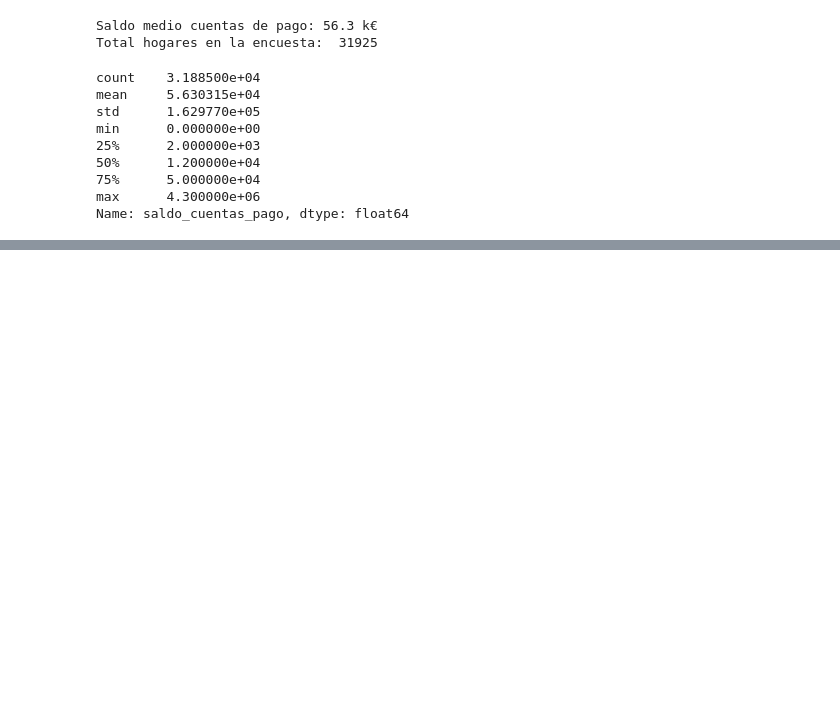
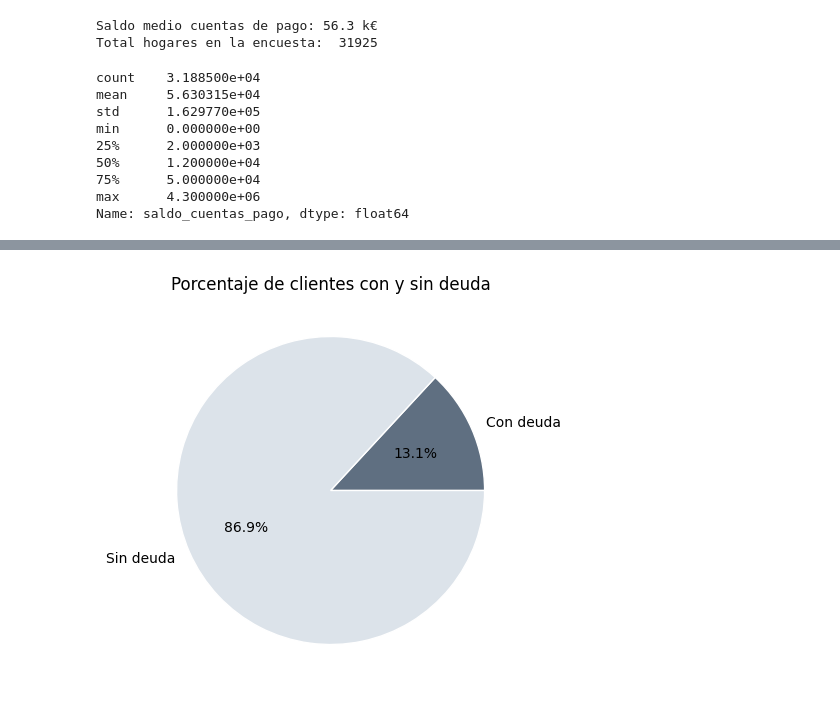
Before and after one commit to Lambda-14/Sim-Empresa, a Jupyter notebook: Equip_9/Scripts/250602_EFF_2022.ipynb, the cells around one changed output, grey strips where cells are left out. Saved outputs shown, nothing was run; the diff lists cells and outputs as text; code cells hidden in the pictures; blank space fills up the shorter version.

```diff
--- a/Equip_9/Scripts/250602_EFF_2022.ipynb
+++ b/Equip_9/Scripts/250602_EFF_2022.ipynb
@@ -684,0 +801,21 @@ Name: saldo_cuentas_pago, dtype: float64
+# %%
+# Pie chart de clientes con deuda y sin deuda
+n_con_deuda = df_banca['loan'].sum()
+n_sin_deuda = len(df_banca) - n_con_deuda
+
+labels = ['Con deuda', 'Sin deuda']
+sizes = [n_con_deuda, n_sin_deuda]
+colors = [custom_palette[1], custom_palette[3]]
+
+plt.figure(figsize=(5, 5))
+plt.pie(
+    sizes,
+    labels=labels,
+    autopct='%1.1f%%',
+    colors=colors,
+    wedgeprops={'linewidth': 1, 'edgecolor': 'white'}
+)
+plt.title("Porcentaje de clientes con y sin deuda")
+plt.show()
+# %% [output]
+[figure, added]
```
Also changed, not shown: parts of 7 cells of this notebook.
